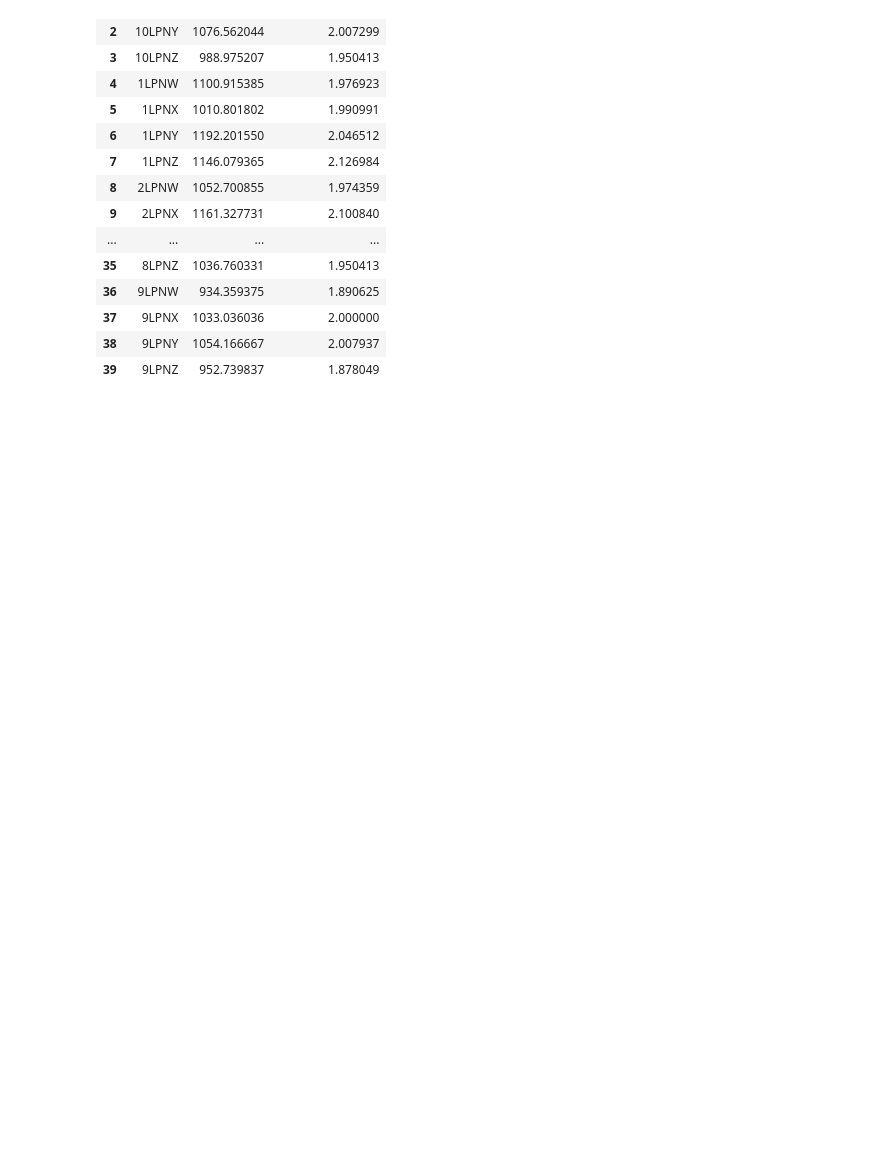
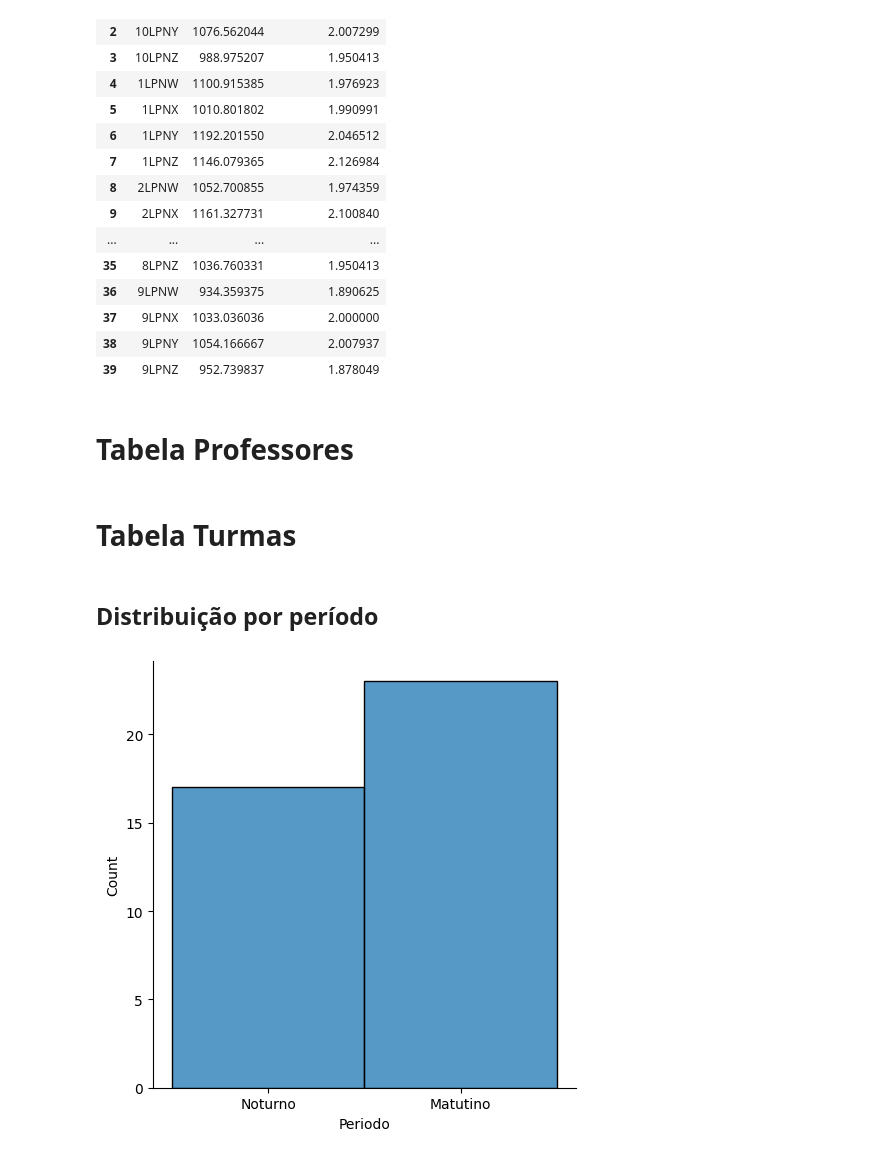
Before and after one commit to daviguerra05/Sprint03_Dynamic_Programming, a Jupyter notebook: Sprint03.ipynb, the cells around one changed output. Cells and saved outputs as stored; diff of their text form; code cells hidden in the pictures; blank space fills up the shorter version.

```diff
--- a/Sprint03.ipynb
+++ b/Sprint03.ipynb
@@ -252,3 +253,15 @@ alunos.diferenca_desempenho_por_turma()
 | 37 | 9LPNX | 1033.036036 | 2.000000 |
 | 38 | 9LPNY | 1054.166667 | 2.007937 |
 | 39 | 9LPNZ | 952.739837 | 1.878049 |
+# %% [markdown]
+# Tabela Professores
+# %% [markdown]
+# Tabela Turmas
+# %%
+turmas = funcoes.receber_dados_turmas()
+# %% [markdown]
+## Distribuição por período
+# %%
+turmas.distribuicao_periodo()
+# %% [output]
+[figure, added]
```
Also changed, not shown: parts of 2 cells of this notebook, 2 other files.
